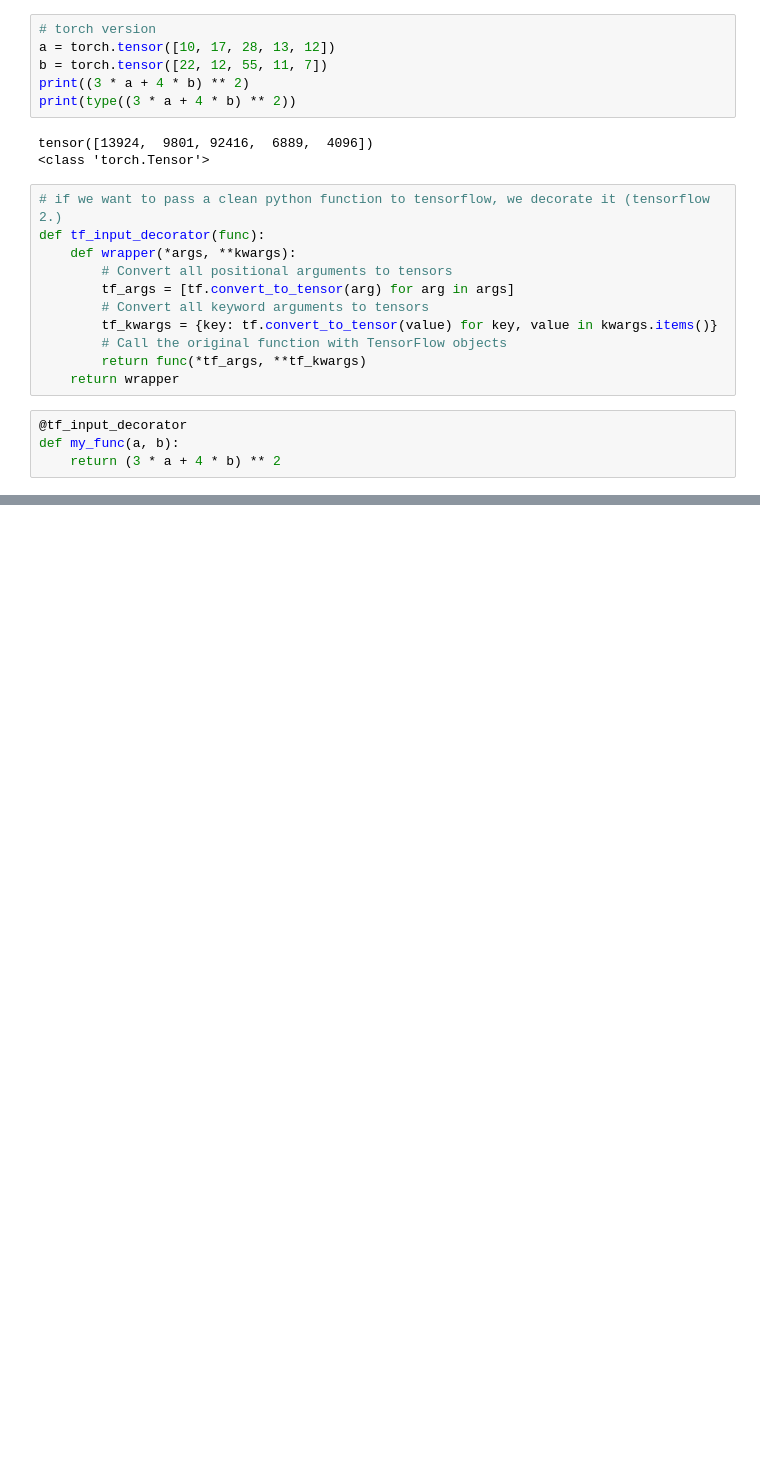
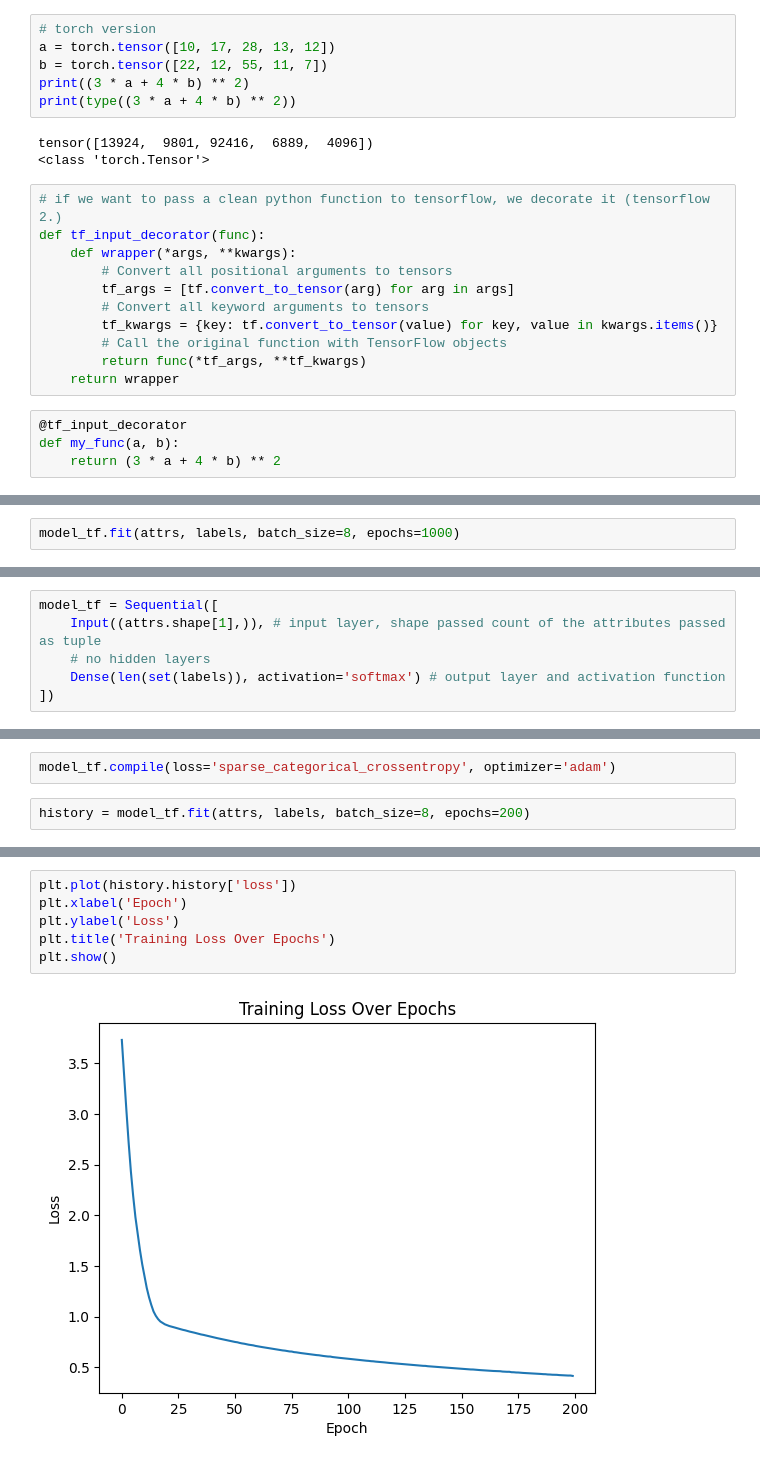
Before and after one commit to StanDobrev11/DeepLearning, a Jupyter notebook: 01.Into to DeepLearning/Intro to DeepLearning.ipynb, the cells around one changed output, grey strips where cells are left out. Drawn from its saved outputs; the diff is of its cells as text; blank space fills up the shorter version.

```diff
--- a/01.Into to DeepLearning/Intro to DeepLearning.ipynb
+++ b/01.Into to DeepLearning/Intro to DeepLearning.ipynb
@@ -88,0 +229,2 @@ SyntaxError: unmatched ']' (835591254.py, line 1)
+# %%
+model_tf.fit(attrs, labels, batch_size=8, epochs=1000)
@@ -88,0 +275,6 @@ SyntaxError: unmatched ']' (835591254.py, line 1)
+# %%
+model_tf = Sequential([
+    Input((attrs.shape[1],)), # input layer, shape passed count of the attributes passed as tuple
+    # no hidden layers
+    Dense(len(set(labels)), activation='softmax') # output layer and activation function
+])
@@ -88,0 +295,4 @@ SyntaxError: unmatched ']' (835591254.py, line 1)
+# %%
+model_tf.compile(loss='sparse_categorical_crossentropy', optimizer='adam')
+# %%
+history = model_tf.fit(attrs, labels, batch_size=8, epochs=200)
@@ -88,0 +317,8 @@ SyntaxError: unmatched ']' (835591254.py, line 1)
+# %%
+plt.plot(history.history['loss'])
+plt.xlabel('Epoch')
+plt.ylabel('Loss')
+plt.title('Training Loss Over Epochs')
+plt.show()
+# %% [output]
+[figure, added]
```
Also changed, not shown: parts of 60 cells of this notebook, 1 other file.
